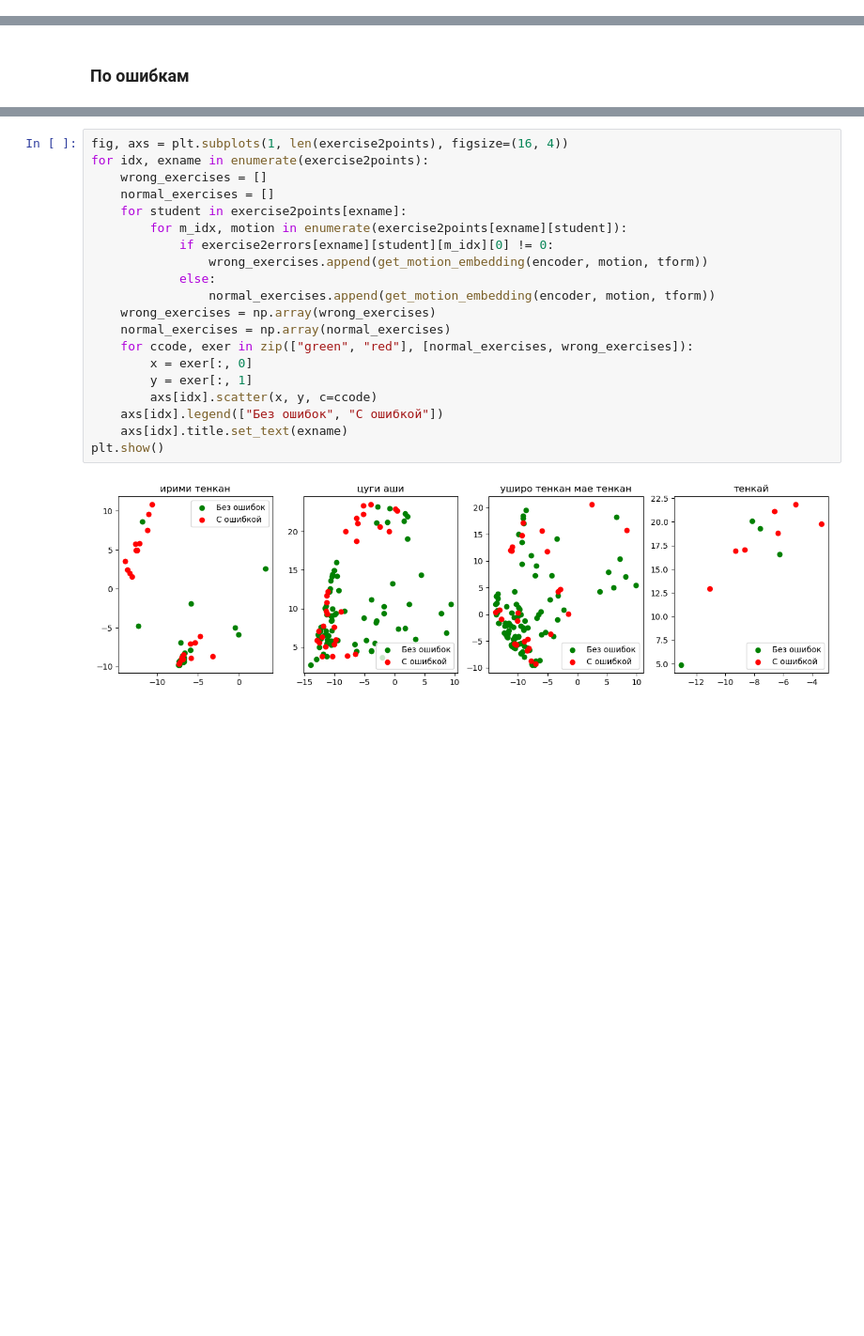
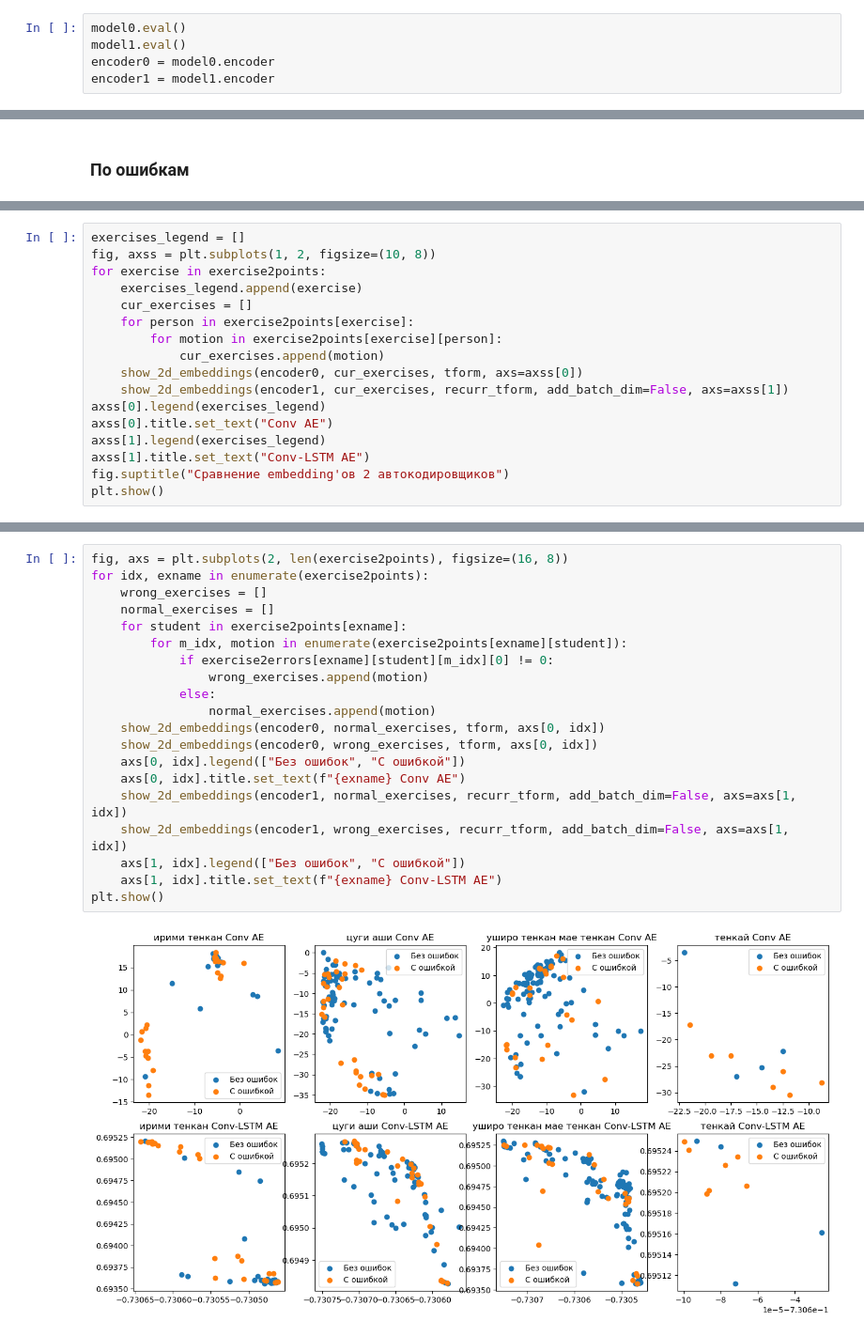
Before and after one commit to gainullinaa/aikido-auto-eval, a Jupyter notebook: embeddings_analysis.ipynb, the cells around one changed output, grey strips where cells are left out. Shown at 94% size. Saved outputs shown, nothing was run; the diff lists cells and outputs as text; blank space fills up the shorter version.

```diff
--- a/embeddings_analysis.ipynb
+++ b/embeddings_analysis.ipynb
@@ -402,0 +427,5 @@ array([-7.0705366, -9.020551 ], dtype=float32)
+# %%
+model0.eval()
+model1.eval()
+encoder0 = model0.encoder
+encoder1 = model1.encoder
@@ -441,0 +498,17 @@ plt.show()
+# %%
+exercises_legend = []
+fig, axss = plt.subplots(1, 2, figsize=(10, 8))
+for exercise in exercise2points:
+    exercises_legend.append(exercise)
+    cur_exercises = []
+    for person in exercise2points[exercise]:
+        for motion in exercise2points[exercise][person]:
+            cur_exercises.append(motion)
+    show_2d_embeddings(encoder0, cur_exercises, tform, axs=axss[0])
+    show_2d_embeddings(encoder1, cur_exercises, recurr_tform, add_batch_dim=False, axs=axss[1])
+axss[0].legend(exercises_legend)
+axss[0].title.set_text("Conv AE")
+axss[1].legend(exercises_legend)
+axss[1].title.set_text("Conv-LSTM AE")
+fig.suptitle("Сравнение embedding'ов 2 автокодировщиков")
+plt.show()
@@ -444,22 +519,22 @@ plt.show()
 # %%
-fig, axs = plt.subplots(1, len(exercise2points), figsize=(16, 4))
+fig, axs = plt.subplots(2, len(exercise2points), figsize=(16, 8))
 for idx, exname in enumerate(exercise2points):
     wrong_exercises = []
     normal_exercises = []
     for student in exercise2points[exname]:
         for m_idx, motion in enumerate(exercise2points[exname][student]):
             if exercise2errors[exname][student][m_idx][0] != 0:
-                wrong_exercises.append(get_motion_embedding(encoder, motion, tform))
+                wrong_exercises.append(motion)
             else:
-                normal_exercises.append(get_motion_embedding(encoder, motion, tform))
-    wrong_exercises = np.array(wrong_exercises)
-    normal_exercises = np.array(normal_exercises)
-    for ccode, exer in zip(["green", "red"], [normal_exercises, wrong_exercises]):
-        x = exer[:, 0]
-        y = exer[:, 1]
-        axs[idx].scatter(x, y, c=ccode)
-    axs[idx].legend(["Без ошибок", "С ошибкой"])
-    axs[idx].title.set_text(exname)
+                normal_exercises.append(motion)
+    show_2d_embeddings(encoder0, normal_exercises, tform, axs[0, idx])
+    show_2d_embeddings(encoder0, wrong_exercises, tform, axs[0, idx])
+    axs[0, idx].legend(["Без ошибок", "С ошибкой"])
+    axs[0, idx].title.set_text(f"{exname} Conv AE")
+    show_2d_embeddings(encoder1, normal_exercises, recurr_tform, add_batch_dim=False, axs=axs[1, idx])
+    show_2d_embeddings(encoder1, wrong_exercises, recurr_tform, add_batch_dim=False, axs=axs[1, idx])
+    axs[1, idx].legend(["Без ошибок", "С ошибкой"])
+    axs[1, idx].title.set_text(f"{exname} Conv-LSTM AE")
 plt.show()
 # %% [output]
-[figure, old version]
+[figure, new version]
```
Also changed, not shown: parts of 26 cells of this notebook.
